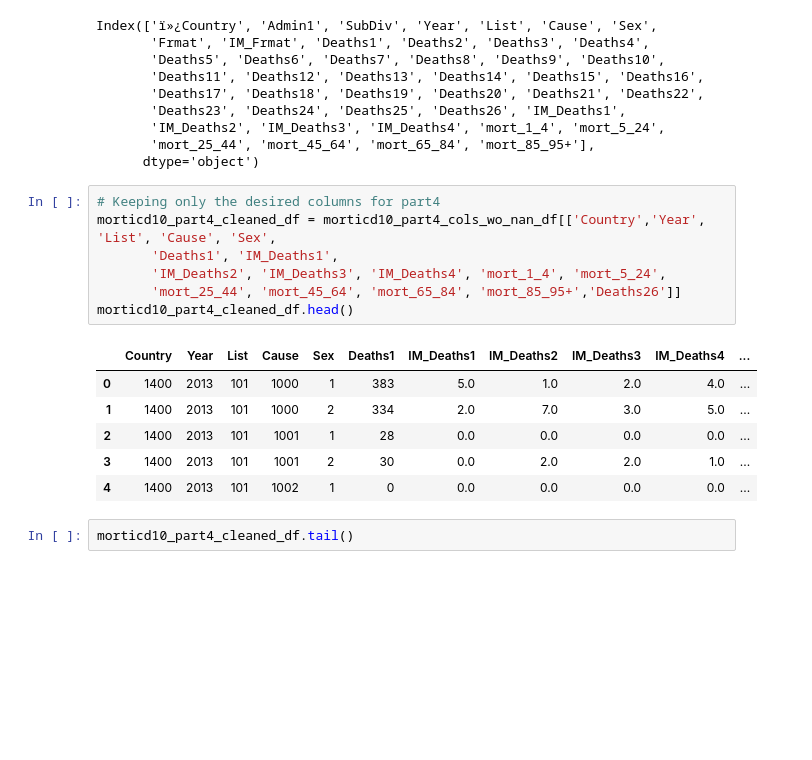
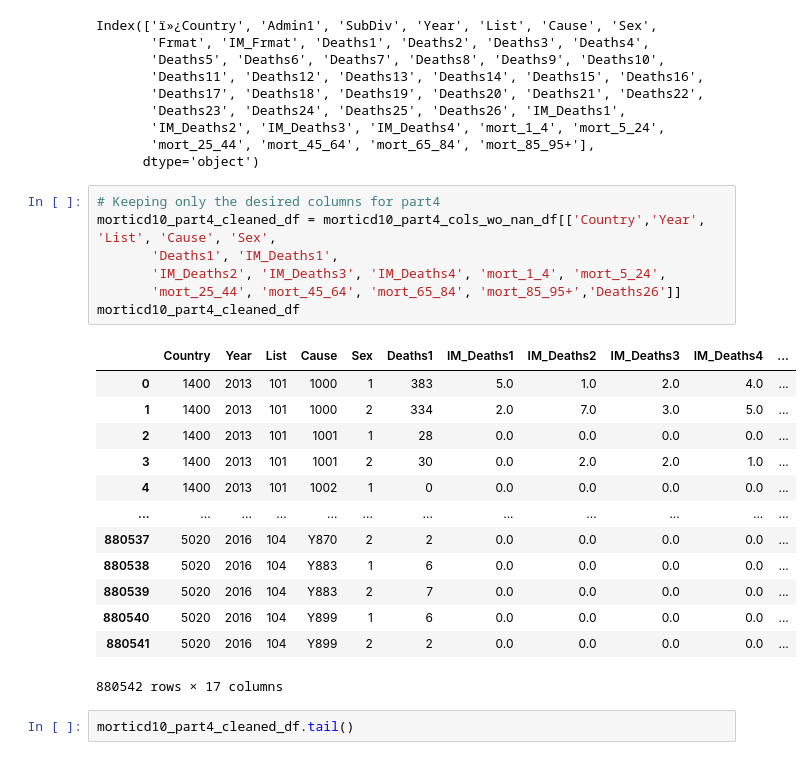
Before and after one commit to feLLpe04/Project3, a Jupyter notebook: reading_files_cleaning.ipynb, the cells around one changed output. Drawn from its saved outputs; the diff is of its cells as text; blank space fills up the shorter version.

```diff
--- a/reading_files_cleaning.ipynb
+++ b/reading_files_cleaning.ipynb
@@ -331,17 +343,24 @@ Index(['ï»¿Country', 'Admin1', 'SubDiv', 'Year', 'List', 'Cause', 'Sex',
 # %%
 # Keeping only the desired columns for part4
 morticd10_part4_cleaned_df = morticd10_part4_cols_wo_nan_df[['Country','Year', 'List', 'Cause', 'Sex',
        'Deaths1', 'IM_Deaths1',
        'IM_Deaths2', 'IM_Deaths3', 'IM_Deaths4', 'mort_1_4', 'mort_5_24',
        'mort_25_44', 'mort_45_64', 'mort_65_84', 'mort_85_95+','Deaths26']]
-morticd10_part4_cleaned_df.head()
+morticd10_part4_cleaned_df
 # %% [output]
 |  | Country | Year | List | Cause | Sex | Deaths1 | IM_Deaths1 | IM_Deaths2 | IM_Deaths3 | IM_Deaths4 | ... |
 | 0 | 1400 | 2013 | 101 | 1000 | 1 | 383 | 5.0 | 1.0 | 2.0 | 4.0 | ... |
 | 1 | 1400 | 2013 | 101 | 1000 | 2 | 334 | 2.0 | 7.0 | 3.0 | 5.0 | ... |
 | 2 | 1400 | 2013 | 101 | 1001 | 1 | 28 | 0.0 | 0.0 | 0.0 | 0.0 | ... |
 | 3 | 1400 | 2013 | 101 | 1001 | 2 | 30 | 0.0 | 2.0 | 2.0 | 1.0 | ... |
 | 4 | 1400 | 2013 | 101 | 1002 | 1 | 0 | 0.0 | 0.0 | 0.0 | 0.0 | ... |
+| ... | ... | ... | ... | ... | ... | ... | ... | ... | ... | ... | ... |
+| 880537 | 5020 | 2016 | 104 | Y870 | 2 | 2 | 0.0 | 0.0 | 0.0 | 0.0 | ... |
+| 880538 | 5020 | 2016 | 104 | Y883 | 1 | 6 | 0.0 | 0.0 | 0.0 | 0.0 | ... |
+| 880539 | 5020 | 2016 | 104 | Y883 | 2 | 7 | 0.0 | 0.0 | 0.0 | 0.0 | ... |
+| 880540 | 5020 | 2016 | 104 | Y899 | 1 | 6 | 0.0 | 0.0 | 0.0 | 0.0 | ... |
+| 880541 | 5020 | 2016 | 104 | Y899 | 2 | 2 | 0.0 | 0.0 | 0.0 | 0.0 | ... |
+880542 rows × 17 columns
 # %%
 morticd10_part4_cleaned_df.tail()
 # %% [output]
```
Also changed, not shown: parts of 54 cells of this notebook, 17 other files.
